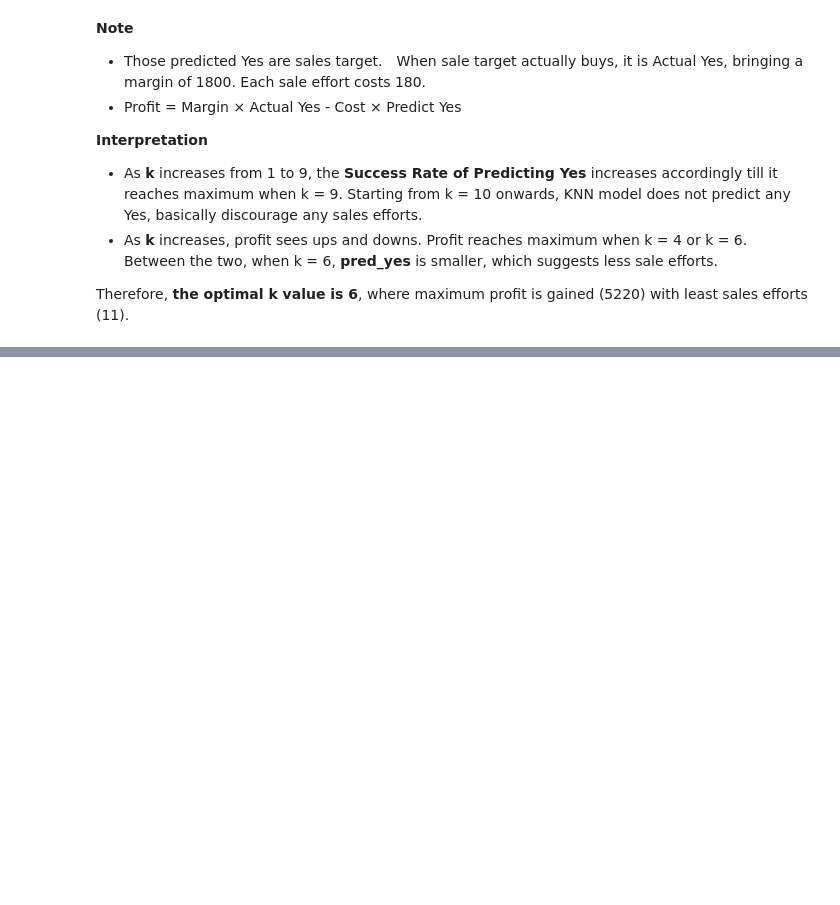
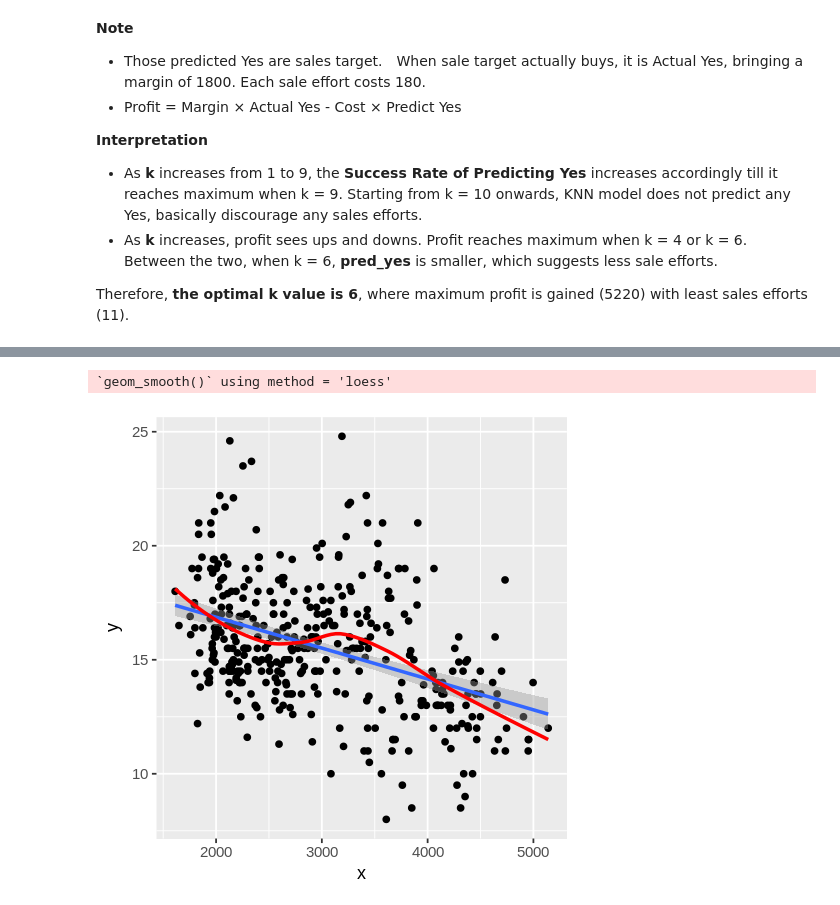
Before and after one commit to aoyh/bdbd, a Jupyter notebook: hw/Assignment4_AaronOu.ipynb, the cells around one changed output, grey strips where cells are left out. Cells and saved outputs as stored; diff of their text form; code cells hidden in the pictures; blank space fills up the shorter version.

```diff
--- a/hw/Assignment4_AaronOu.ipynb
+++ b/hw/Assignment4_AaronOu.ipynb
@@ -137,0 +153,16 @@ Therefore, **the optimal k value is 6**, where maximum profit is gained (5220) w
+# %%
+# Load data
+i0 <- read.csv("../Data/AutoInsurance.csv") %>% na.omit
+x <- model.matrix(Purchase~., i0)[, -1]
+dim(x)
+y <- i0$Purchase
+str(unique(y)) # Yes: 2, No: 1
+
+
+# Split into test and training dataset
+set.seed(1)
+train <- sample(1:nrow(x), nrow(x)/2)
+# train <- 1001:nrow(x) # training indices in KNN
+test <- -train
+y_test <- y[test]
+# y_test <- as.numeric(y[test])
@@ -137,0 +276,3 @@ Therefore, **the optimal k value is 6**, where maximum profit is gained (5220) w
+# %%
+auto <- read.csv("../Data/Auto.csv")
+summary(lm(acceleration ~ weight, data = auto))$coef
@@ -137,0 +294,12 @@ Therefore, **the optimal k value is 6**, where maximum profit is gained (5220) w
+# %%
+# 1. Define function
+BetaFn <- function(data, index){
+  coef(lm(y ~ x, data, subset = index))
+}
+
+# 2. Repeat 1000 times in bootstrap
+auto1 <- auto %>% select(acceleration, weight) %>%
+  rename(x = weight, y = acceleration)
+
+set.seed(1)
+boot(auto1, statistic = BetaFn, R = 1000)
@@ -137,0 +365,12 @@ Therefore, **the optimal k value is 6**, where maximum profit is gained (5220) w
+# %%
+# Set plot size
+options(repr.plot.width = 4, repr.plot.height = 4)
+
+# Scatter plot
+ggplot(auto1, aes(x, y)) +
+  geom_point() +
+  geom_smooth(method = "lm") +
+  geom_smooth(color = "red", se = FALSE)
+# %% [output]
+`geom_smooth()` using method = 'loess'
+[figure, added]
```
Also changed, not shown: parts of 25 cells of this notebook, 12 other files.
